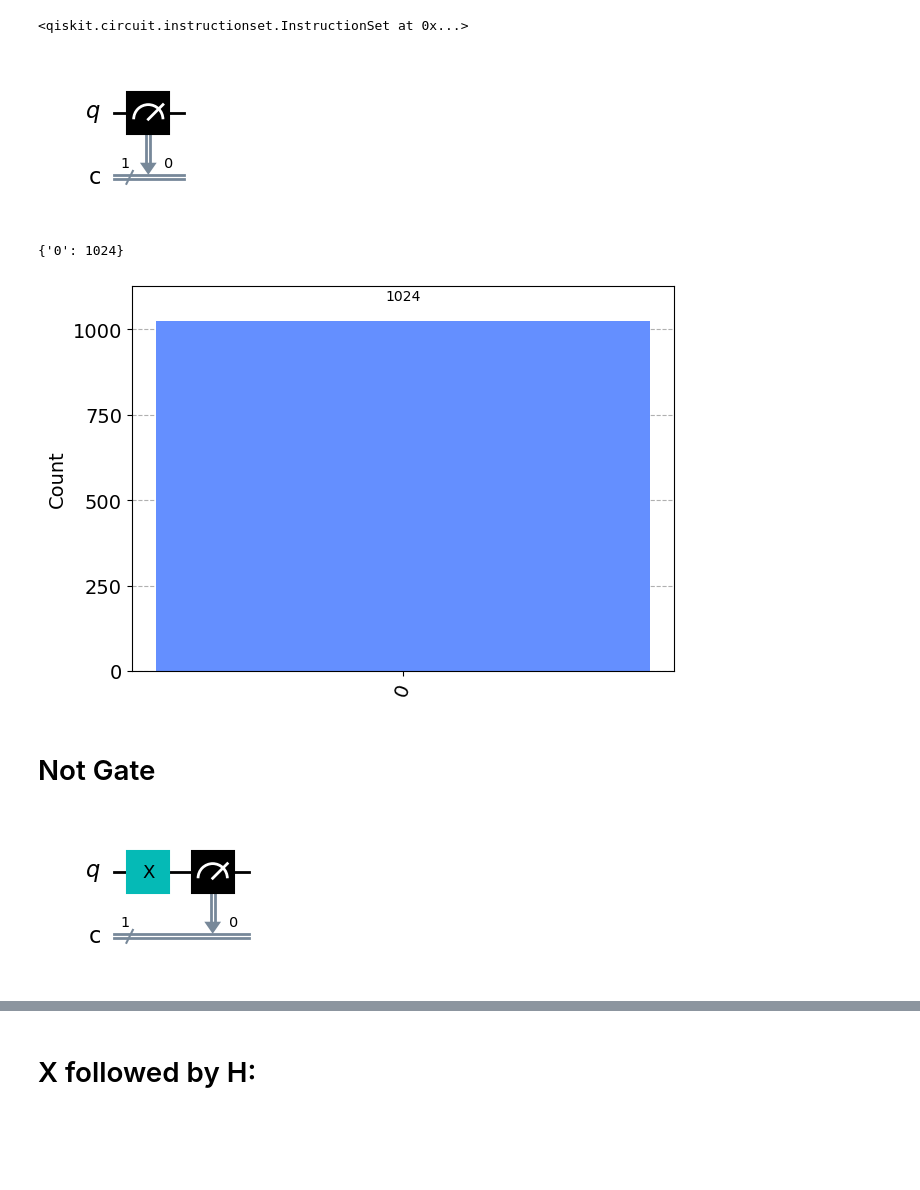
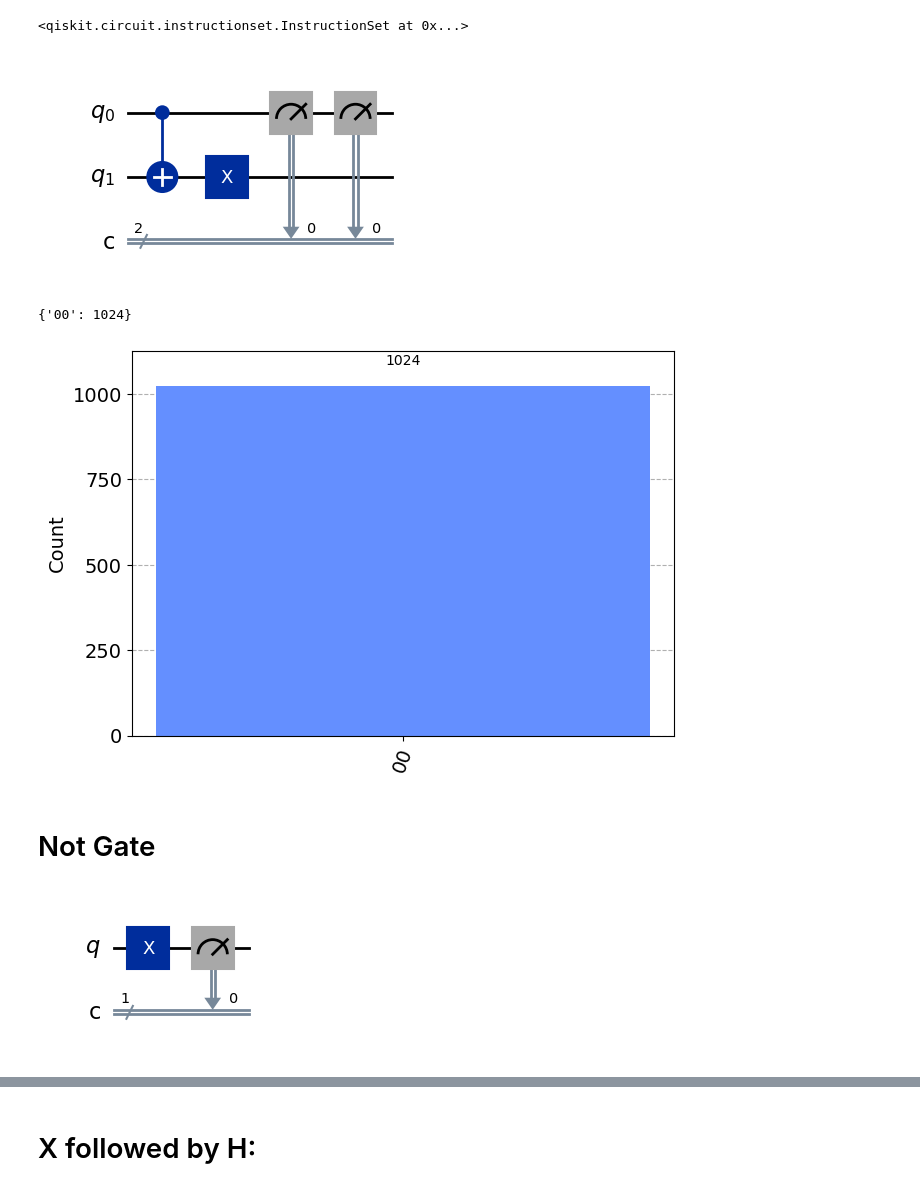
Before and after one commit to rodAlm08/emerging_tech_repo, a Jupyter notebook: project.ipynb, the cells around one changed output, grey strips where cells are left out. Drawn from its saved outputs; the diff is of its cells as text; code cells hidden in the pictures; blank space fills up the shorter version.

```diff
--- a/project.ipynb
+++ b/project.ipynb
@@ -151,0 +341,13 @@ qc.draw(output='mpl')
+# %%
+from qiskit import Aer
+# Aer is a high performance simulator framework for quantum circuits
+simulator = Aer.get_backend('aer_simulator')
+# execute the quantum circuit on the simulator
+qc = qiskit.QuantumCircuit(2, 2)
+# qc.cx(0, 1) is a controlled not gate with control qubit 0 and target qubit 1
+qc.cx(0, 1)
+# qc.x(0) is a Pauli-X gate with qubit 0 as the input
+qc.x(1)
+# qc.measure(0, 0) is a measurement gate with qubit 0 as the input and classical bit 0 as the output
+qc.measure(0, 0)
+qc.draw(output='mpl', style='iqp')
@@ -157,9 +361,9 @@ qc.measure(0, 0)
 <qiskit.circuit.instructionset.InstructionSet at 0x...>
 # %%
 # measure the qubit into classical bit
-qc.draw(output='mpl')
+qc.draw(output='mpl', style='iqp')
 # %% [output]
-[figure, old version]
+[figure, new version]
 # %%
 simulator = qiskit.Aer.get_backend('aer_simulator')
 circ = qiskit.transpile(qc, simulator)
@@ -172,8 +376,8 @@ print(counts)
 # plot the histogram using visualization
 viz.plot_histogram(counts)
 # %% [output]
-{'0': 1024}
+{'00': 1024}
-[figure, old version]
+[figure, new version]
 # %% [markdown]
 # Not Gate
 # %%
@@ -183,6 +387,6 @@ qc = qiskit.QuantumCircuit(1, 1)
 # qc short for quantum circuit with 1 qubit and 1 classical bit
 qc.x(0)
 qc.measure(0, 0)
-qc.draw(output='mpl')
+qc.draw(output='mpl', style='iqp')
 # %% [output]
-[figure, old version]
+[figure, new version]
```
Also changed, not shown: parts of 56 cells of this notebook.
